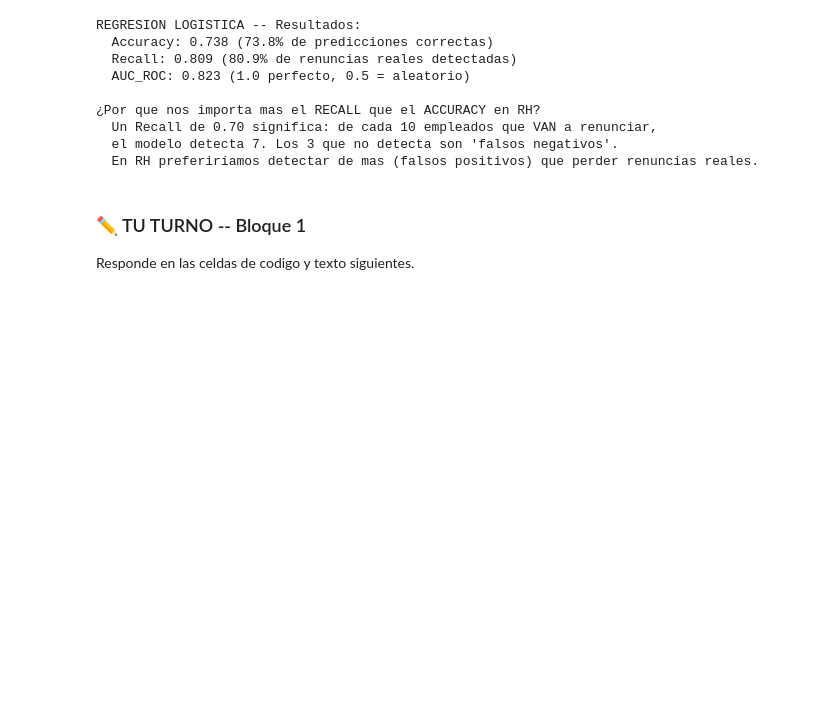
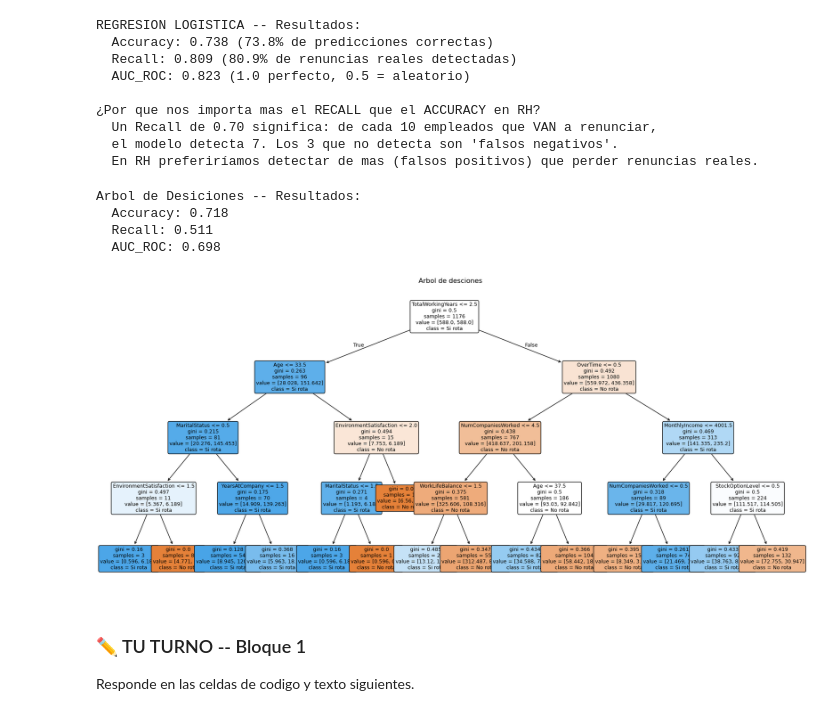
Before and after one commit to demonassit/CursoMLJMG2026, a Jupyter notebook: Visualización/Sesion05/S5_ML_Supervisado_Estudiante.ipynb, the cells around one changed output. Saved outputs shown, nothing was run; the diff lists cells and outputs as text; code cells hidden in the pictures; blank space fills up the shorter version.

```diff
--- a/Visualización/Sesion05/S5_ML_Supervisado_Estudiante.ipynb
+++ b/Visualización/Sesion05/S5_ML_Supervisado_Estudiante.ipynb
@@ -174,6 +174,48 @@ REGRESION LOGISTICA -- Resultados:
   En RH preferiríamos detectar de mas (falsos positivos) que perder renuncias reales.
 # %%
 # ── PASO 2B: ARBOL DE DECISION ──────────────────────────────
+modelo_dt = DecisionTreeClassifier(
+    max_depth=4,
+    class_weight='balanced',
+    random_state=42
+)
+
+modelo_dt.fit(X_train, y_train)
+
+y_pred_dt = modelo_dt.predict(X_test)
+y_prob_dt = modelo_dt.predict_proba(X_test)[:,1]
+
+acc_dt = accuracy_score(y_test, y_pred_dt)
+rec_dt = recall_score(y_test, y_pred_dt)
+auc_dt = auc(*roc_curve(y_test, y_prob_dt)[:2])
+
+print("Arbol de Desiciones -- Resultados:")
+print(f"  Accuracy: {acc_dt:.3f} ")
+print(f"  Recall: {rec_dt:.3f} ")
+print(f"  AUC_ROC: {auc_dt:.3f} ")
+
+
+fig, ax = plt.subplots(figsize=(18,8))
+plot_tree(
+    modelo_dt,
+    feature_names=X.columns.to_list(),
+    class_names=['No rota', 'Si rota'],
+    filled=True,
+    rounded=True,
+    fontsize=9,
+    ax=ax
+
+)
+plt.title('Arbol de desciones')
+plt.tight_layout()
+plt.savefig('arbol_decision_tecnova.png', dpi=150, bbox_inches='tight')
+plt.show()
+# %% [output]
+Arbol de Desiciones -- Resultados:
+  Accuracy: 0.718
+  Recall: 0.511
+  AUC_ROC: 0.698
+[figure, added]
 # %%
 # Visualizacion del arbol de decision
 # %%
```
Also changed, not shown: 1 other file.
